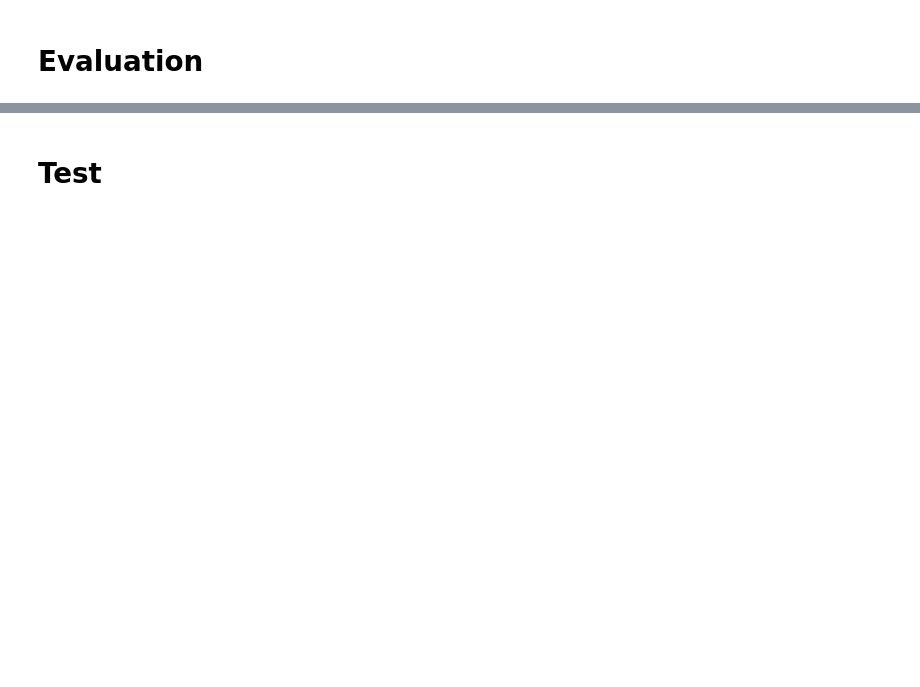
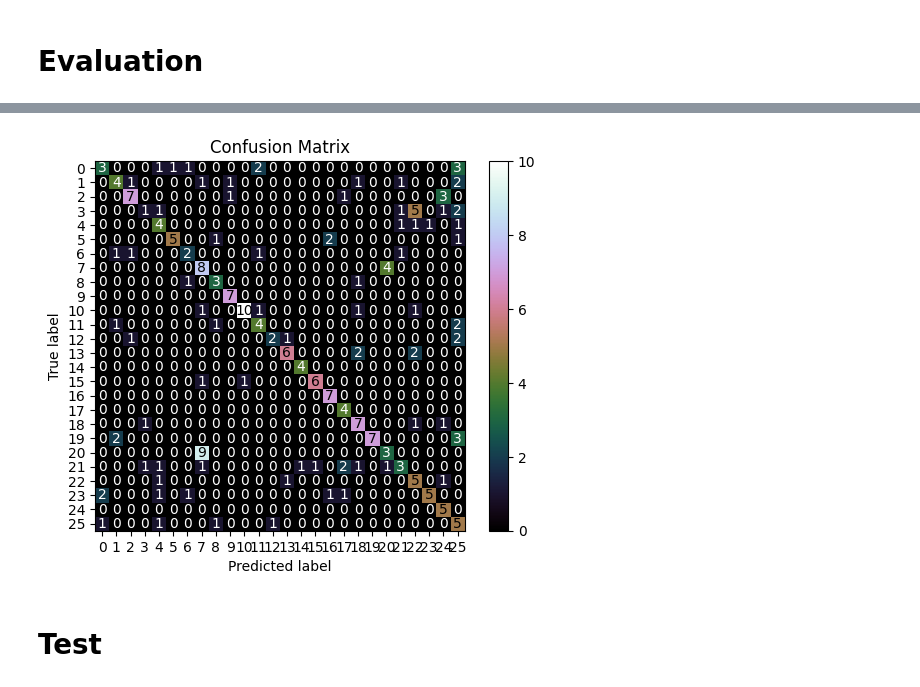
Before and after one commit to Bajtinus/ML-Project, a Jupyter notebook: Project/CNN Youtube.ipynb, the cells around one changed output, grey strips where cells are left out. Drawn from its saved outputs; the diff is of its cells as text; code cells hidden in the pictures; blank space fills up the shorter version.

```diff
--- a/Project/CNN Youtube.ipynb
+++ b/Project/CNN Youtube.ipynb
@@ -130,11 +189,21 @@ pre = Precision()
 re = Recall()
 acc = BinaryAccuracy()
 # %%
+y_true = []
+y_pred = []
+
 for batch in test.as_numpy_iterator():
     X, y = batch
     yhat = model.predict(X)
     pre.update_state(y, yhat)
     re.update_state(y, yhat)
     acc.update_state(y, yhat)
+    y_true.extend(np.argmax(y, axis=1))
+    y_pred.extend(np.argmax(yhat, axis=1))
 print(f"Precision: {pre.result().numpy():.2f}, Recall: {re.result().numpy():.2f}, Accuracy: {acc.result().numpy():.2f}")
+cm = confusion_matrix(y_true, y_pred)
+disp = ConfusionMatrixDisplay(confusion_matrix=cm)
+disp.plot(cmap='cubehelix')
+plt.title('Confusion Matrix')
+plt.show()
 # %% [output]
@@ -158,3 +219,4 @@ Precision: 0.99, Recall: 1.00, Accuracy: 0.99
+[figure, added]
 # %% [markdown]
 # Test
 # %%
```
Also changed, not shown: parts of 18 cells of this notebook, 7 other files.
